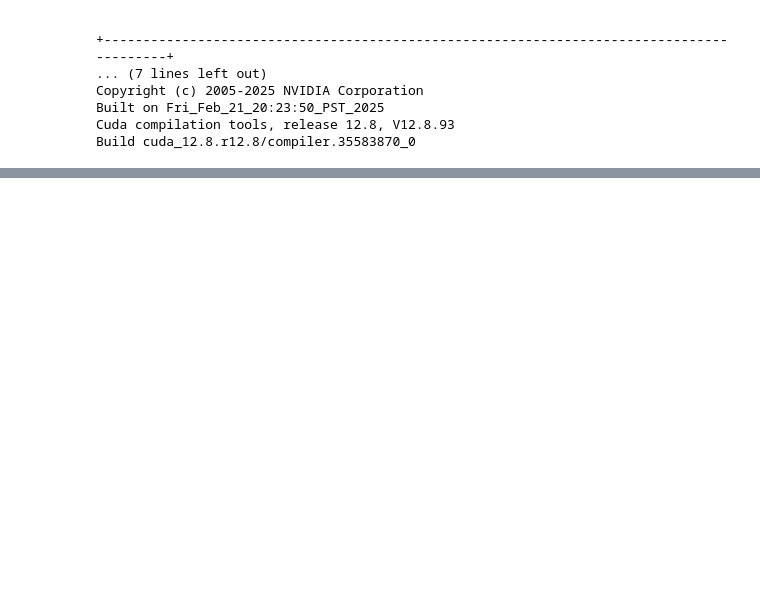
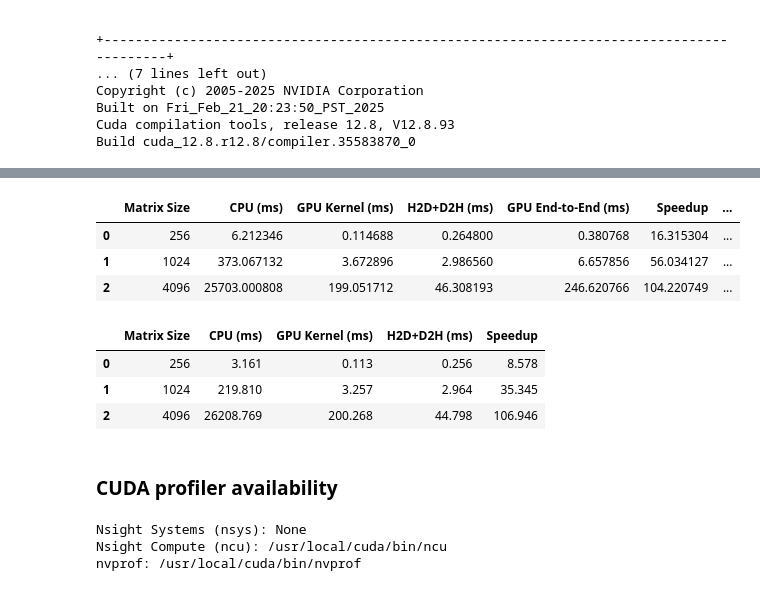
Before and after one commit to Nikikanaparthi21/data266-6441, a Jupyter notebook: cuda.ipynb, the cells around one changed output, grey strips where cells are left out. Drawn from its saved outputs; the diff is of its cells as text; code cells hidden in the pictures; blank space fills up the shorter version.

```diff
--- a/cuda.ipynb
+++ b/cuda.ipynb
@@ -76,0 +660,46 @@ Build cuda_12.8.r12.8/compiler.35583870_0
+# %%
+import pandas as pd
+
+cuda_results = pd.DataFrame(cuda_result_rows)
+display(cuda_results)
+# %% [output]
+|  | Matrix Size | CPU (ms) | GPU Kernel (ms) | H2D+D2H (ms) | GPU End-to-End (ms) | Speedup | ... |
+| 0 | 256 | 6.212346 | 0.114688 | 0.264800 | 0.380768 | 16.315304 | ... |
+| 1 | 1024 | 373.067132 | 3.672896 | 2.986560 | 6.657856 | 56.034127 | ... |
+| 2 | 4096 | 25703.000808 | 199.051712 | 46.308193 | 246.620766 | 104.220749 | ... |
+# %%
+assignment_cuda_table = cuda_results[
+    [
+        "Matrix Size",
+        "CPU (ms)",
+        "GPU Kernel (ms)",
+        "H2D+D2H (ms)",
+        "Speedup"
+    ]
+].copy()
+
+display(
+    assignment_cuda_table.round(3)
+)
+# %% [output]
+|  | Matrix Size | CPU (ms) | GPU Kernel (ms) | H2D+D2H (ms) | Speedup |
+| 0 | 256 | 3.161 | 0.113 | 0.256 | 8.578 |
+| 1 | 1024 | 219.810 | 3.257 | 2.964 | 35.345 |
+| 2 | 4096 | 26208.769 | 200.268 | 44.798 | 106.946 |
+# %% [markdown]
+### CUDA profiler availability
+# %%
+import shutil
+
+profilers = {
+    "Nsight Systems (nsys)": shutil.which("nsys"),
+    "Nsight Compute (ncu)": shutil.which("ncu"),
+    "nvprof": shutil.which("nvprof")
+}
+
+for profiler, path in profilers.items():
+    print(f"{profiler}: {path}")
+# %% [output]
+Nsight Systems (nsys): None
+Nsight Compute (ncu): /usr/local/cuda/bin/ncu
+nvprof: /usr/local/cuda/bin/nvprof
```
Also changed, not shown: parts of 7 cells of this notebook.
